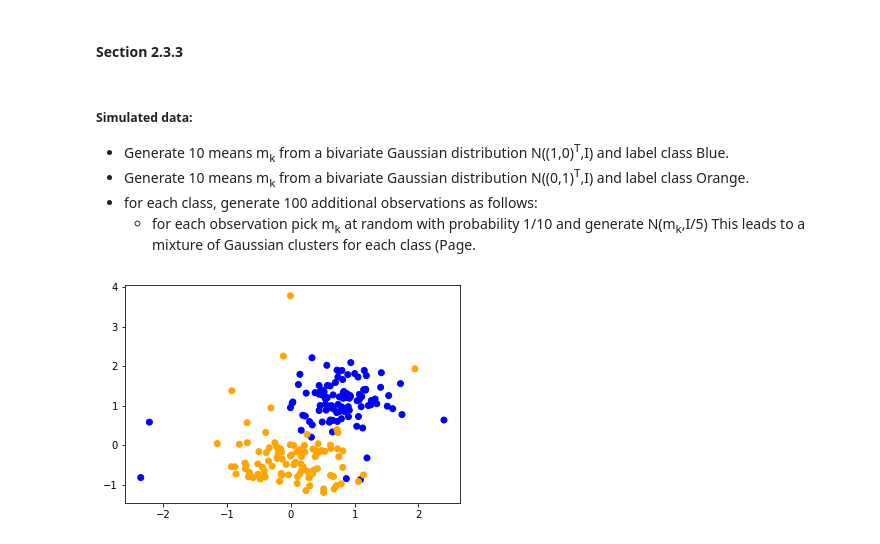
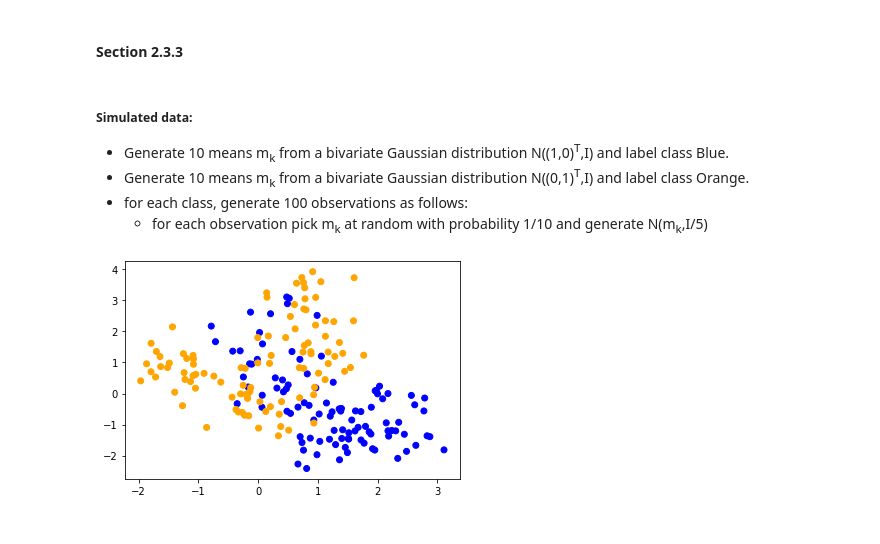
Before and after one commit to schlinkertc/Elements-of-Statistical-Learning, a Jupyter notebook: examples.ipynb, the cells around one changed output. Saved outputs shown, nothing was run; the diff lists cells and outputs as text; code cells hidden in the pictures.

```diff
--- a/examples.ipynb
+++ b/examples.ipynb
@@ -7,9 +7,8 @@
 ##### Simulated data:
 - Generate 10 means m<sub>k</sub> from a bivariate Gaussian distribution N((1,0)<sup>T</sup>,I) and label class Blue.
 - Generate 10 means m<sub>k</sub> from a bivariate Gaussian distribution N((0,1)<sup>T</sup>,I) and label class Orange.
-- for each class, generate 100 additional observations as follows:
+- for each class, generate 100 observations as follows:
     - for each observation pick m<sub>k</sub> at random with probability 1/10 and generate N(m<sub>k</sub>,I/5)
-This leads to a mixture of Gaussian clusters for each class (Page.
 # %%
 import numpy as np
 import random
@@ -18,28 +17,28 @@ import pandas as pd
 np.random.seed(12)
 random.seed(12)
 # %%
-def generate_data(size=100):
-    size_1 = round(size*.0909)
+def generate_data(points=100):
+
     cov = np.identity(2)
     classes = {
         'blue':np.array([1,0]).T,
         'orange':np.array([0,1]).T
     }
-    dfs = []
+    data = []
     for G in classes.keys():
-        means = np.random.multivariate_normal(classes[G],cov,size=size_1)
-        classes[G] = np.append(means,np.random.multivariate_normal(random.choice(means),cov/5,size=size-size_1),axis=0)
+        means = np.random.multivariate_normal(classes[G],cov,size=10)
+        for i in range(0,points):
+            d = {'Y':G}
+            d['X_1'],d['X_2'] = np.random.multivariate_normal(random.choice(means),cov/5)
+            data.append(d)
 
-        df = pd.DataFrame(classes[G],columns=['X_1','X_2'])
-        df['Y']=G
-        dfs.append(df)
-    df=dfs[0].append(dfs[1])
+    df = pd.DataFrame.from_records(data)
     return df
 df = generate_data()
 
 import matplotlib.pyplot as plt
 %matplotlib inline
 plt.scatter(df['X_1'],df['X_2'],c=df['Y'])
 plt.show()
 # %% [output]
-[figure, old version]
+[figure, new version]
```
Also changed, not shown: parts of 23 cells of this notebook.
